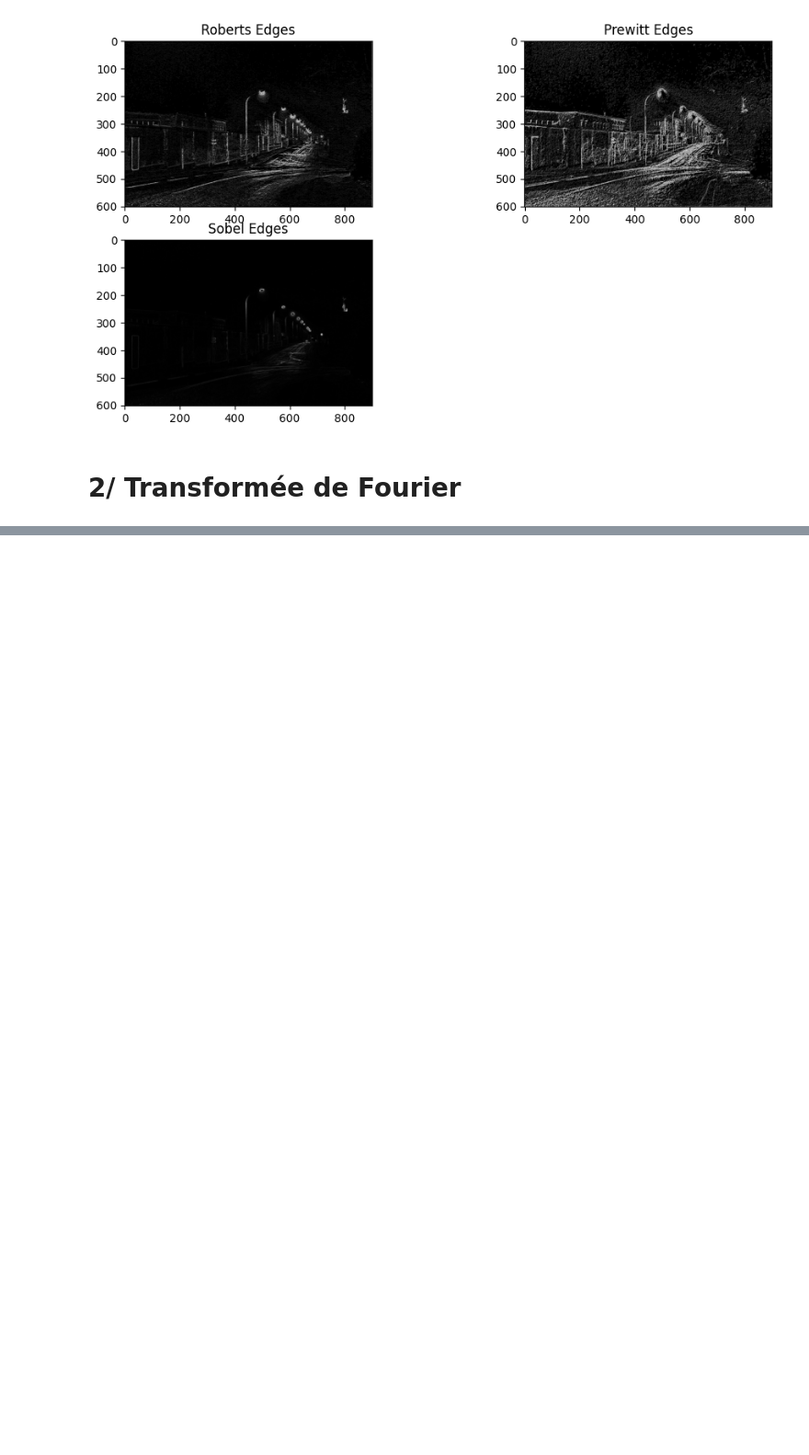
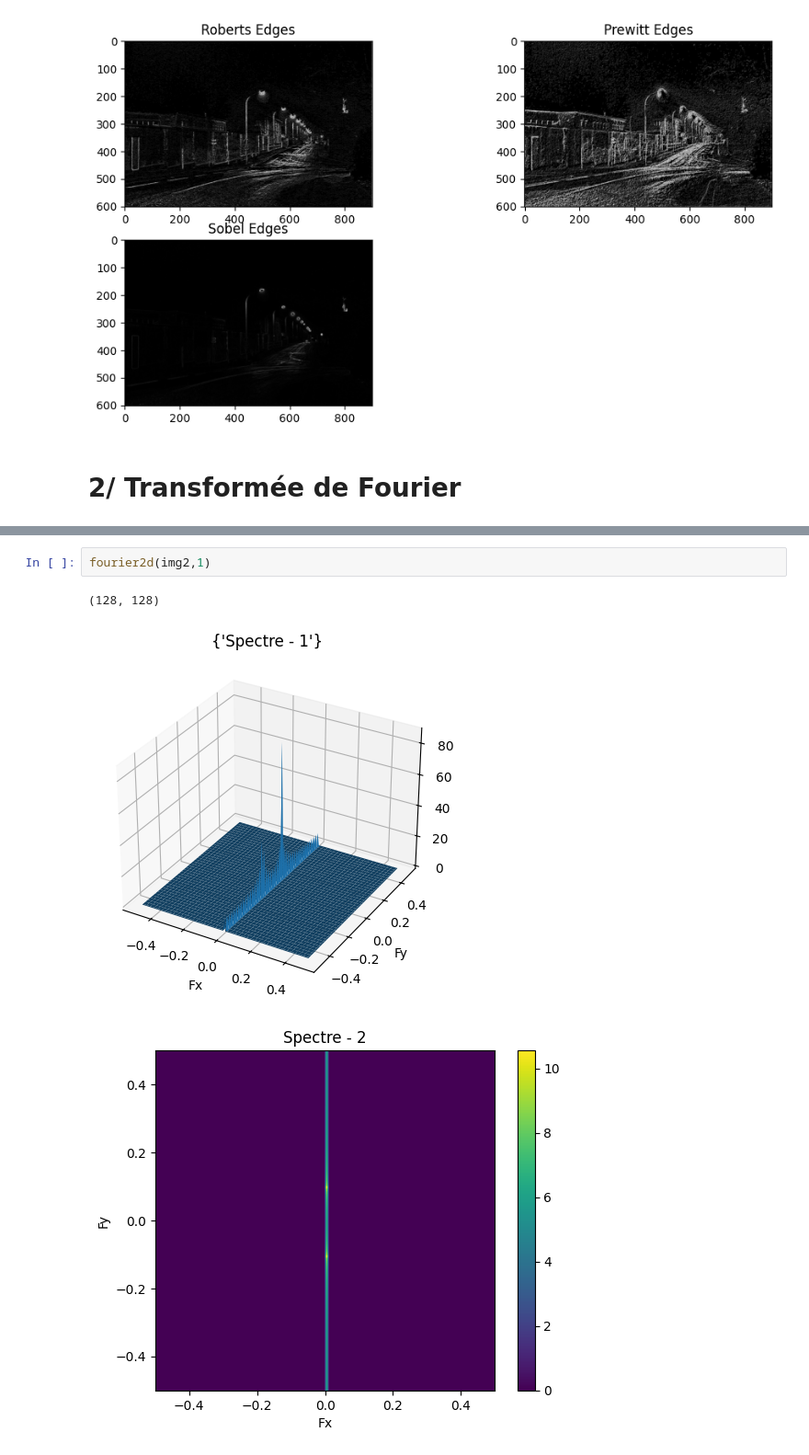
Before and after one commit to JinxYTW/TpImage2024, a Jupyter notebook: TP/tpimage.ipynb, the cells around one changed output, grey strips where cells are left out. Shown at 92% size. Cells and saved outputs as stored; diff of their text form; blank space fills up the shorter version.

```diff
--- a/TP/tpimage.ipynb
+++ b/TP/tpimage.ipynb
@@ -325,0 +405,6 @@ de calculer une TFD 1D.
+# %%
+fourier2d(img2,1)
+# %% [output]
+(128, 128)
+[figure, added]
+[figure, added]
```
Also changed, not shown: parts of 34 cells of this notebook, 4 other files.
